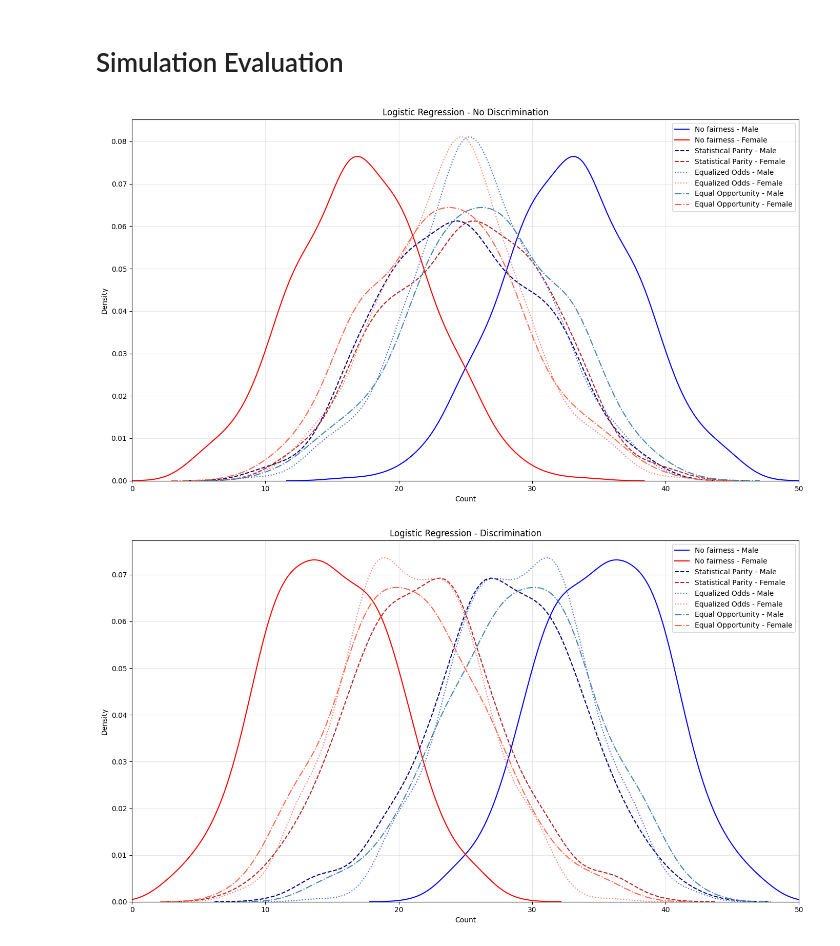
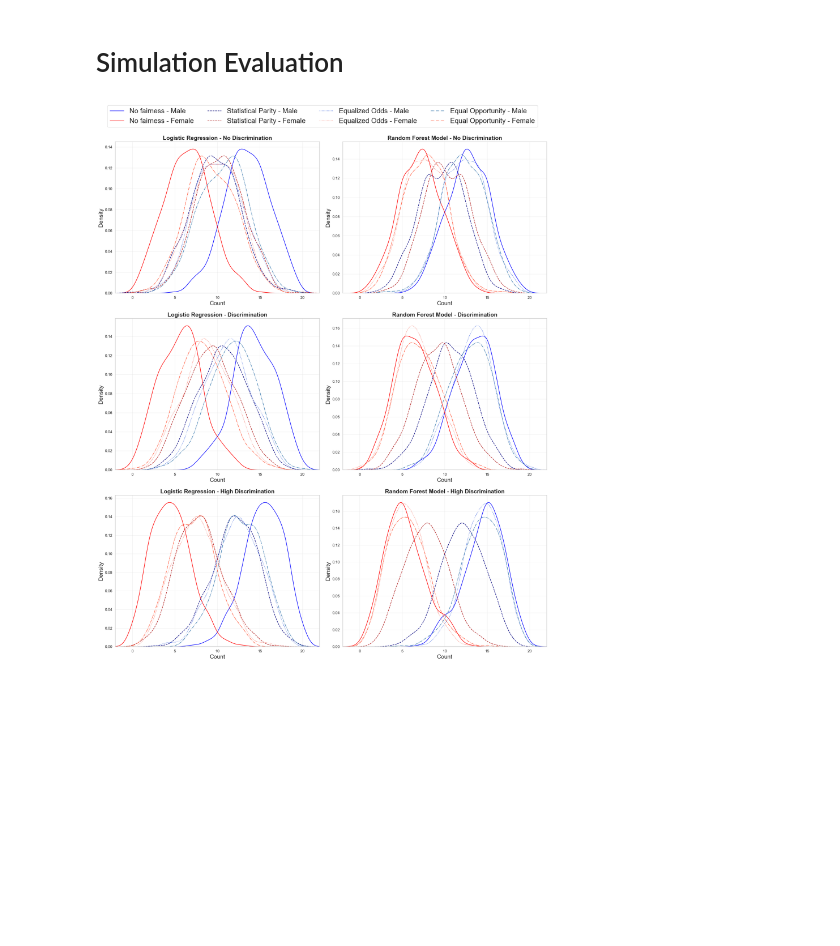
Before and after one commit to marcolax22/algorithmic-fairness, a Jupyter notebook: simulation-model.ipynb, the cells around one changed output. Cells and saved outputs as stored; diff of their text form; code cells hidden in the pictures; blank space fills up the shorter version.

```diff
--- a/simulation-model.ipynb
+++ b/simulation-model.ipynb
@@ -12,9 +16,9 @@ import functions.simulation_vis as sm_vis
 # %%
 # data to X and y
-X = hiring_data.drop(columns=['decision', 'Id'])
+X = hiring_data.drop(columns=['decision', 'Id', 'sport'])
 y = hiring_data['decision']
 
-beta = [0, 0.3, 0.8]
+beta = [0, 0.2, 0.6]
 # %% [markdown]
 # Logistic Model - No Group Fairness
 # %%
@@ -282,22 +825,77 @@ Mean: 0.45784
 # %% [markdown]
 # Simulation Evaluation
 # %%
+import matplotlib.pyplot as plt
+import warnings
+
 # Ignore specific FutureWarnings
-import warnings
 warnings.filterwarnings("ignore", category=FutureWarning, message=".*use_inf_as_na.*")
 
-titles = [
+# Define titles
+logistic_titles = [
     "Logistic Regression - No Discrimination",
     "Logistic Regression - Discrimination",
     "Logistic Regression - High Discrimination"
 ]
 
-for (res1, res2, res3, res4), title in zip(zip(results_lm_1, results_lm_2, results_lm_3, results_lm_4), titles):
-    fig = sm_vis.plot_multiple_gender_distribution_kde(
+rf_titles = [
+    "Random Forest Model - No Discrimination",
+    "Random Forest Model - Discrimination",
+    "Random Forest Model - High Discrimination"
+]
+
+# Create a 3x2 subplot figure
+fig, axes = plt.subplots(3, 2, figsize=(20, 24))
+
+# Placeholder for handles and labels
+legend_handles = None
+legend_labels = None
+
+# Plot Logistic Regression results (left column)
+for i, ((res1, res2, res3, res4), title) in enumerate(zip(
+    zip(results_lm_1, results_lm_2, results_lm_3, results_lm_4),
+    logistic_titles
+)):
+    ax = axes[i, 0]
+    sm_vis.plot_multiple_gender_distribution_kde_with_ax(
         res1, res2, res3, res4,
         labels=["No fairness", "Statistical Parity", "Equalized Odds", "Equal Opportunity"],
-        title=title
+        title=title,
+        ax=ax,
+        show_legend=False
     )
+    if legend_handles is None:
+        legend_handles, legend_labels = ax.get_legend_handles_labels()
+
+# Plot Random Forest results (right column)
+for i, ((res1, res2, res3, res4), title) in enumerate(zip(
+    zip(results_rf_1, results_rf_2, results_rf_3, results_rf_4),
+    rf_titles
+)):
+    ax = axes[i, 1]
+    sm_vis.plot_multiple_gender_distribution_kde_with_ax(
+        res1, res2, res3, res4,
+        labels=["No fairness", "Statistical Parity", "Equalized Odds", "Equal Opportunity"],
+        title=title,
+        ax=ax,
+        show_legend=False
+    )
+
+# Add a single shared legend above all plots
+fig.legend(
+    legend_handles,
+    legend_labels,
+    loc='upper center',
+    bbox_to_anchor=(0.5, 1.02),
+    ncol=4,
+    fontsize='large'
+)
+
+# Adjust layout to make room for the top legend
+plt.tight_layout(rect=[0, 0, 1, 0.97])
+
+# Save and display
+fig.savefig('graphics/combined_logistic_rf_plots.png', dpi=300, bbox_inches='tight')
+plt.show()
 # %% [output]
-[figure, old version]
+[figure, new version]
-[figure, removed]
```
Also changed, not shown: parts of 22 cells of this notebook, 20 other files.
